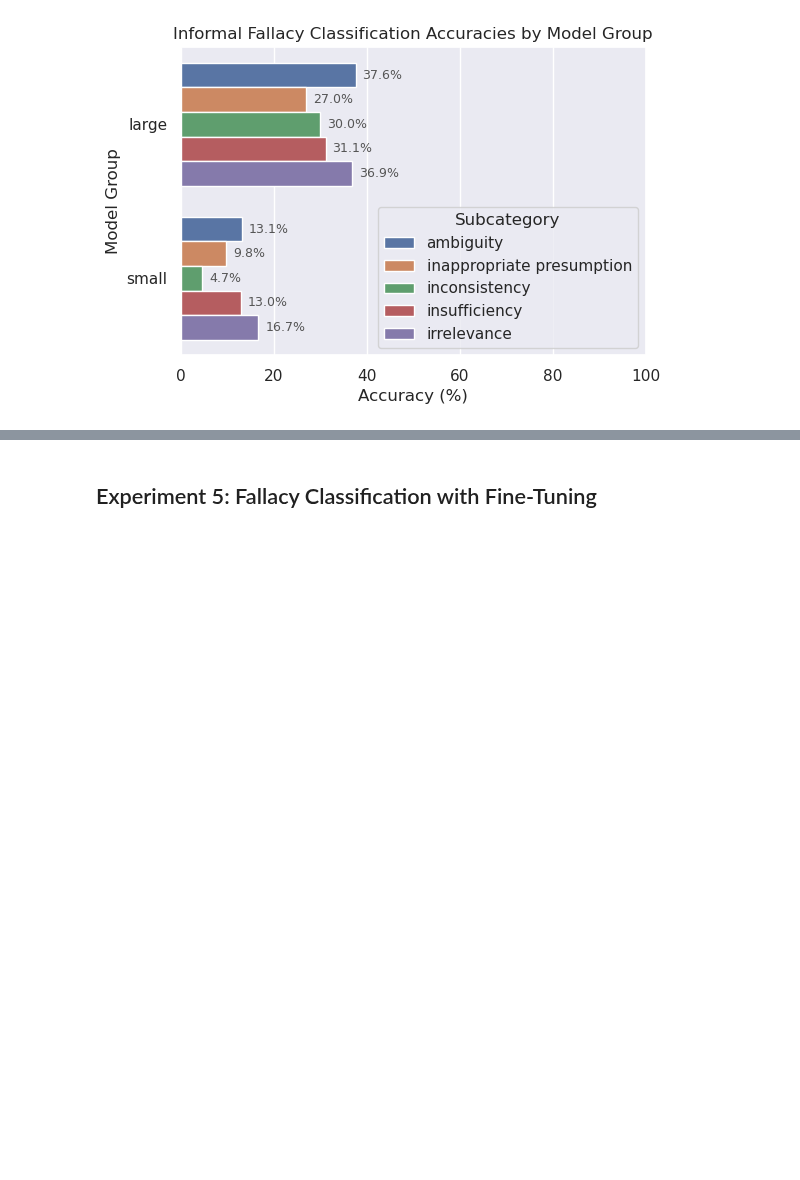
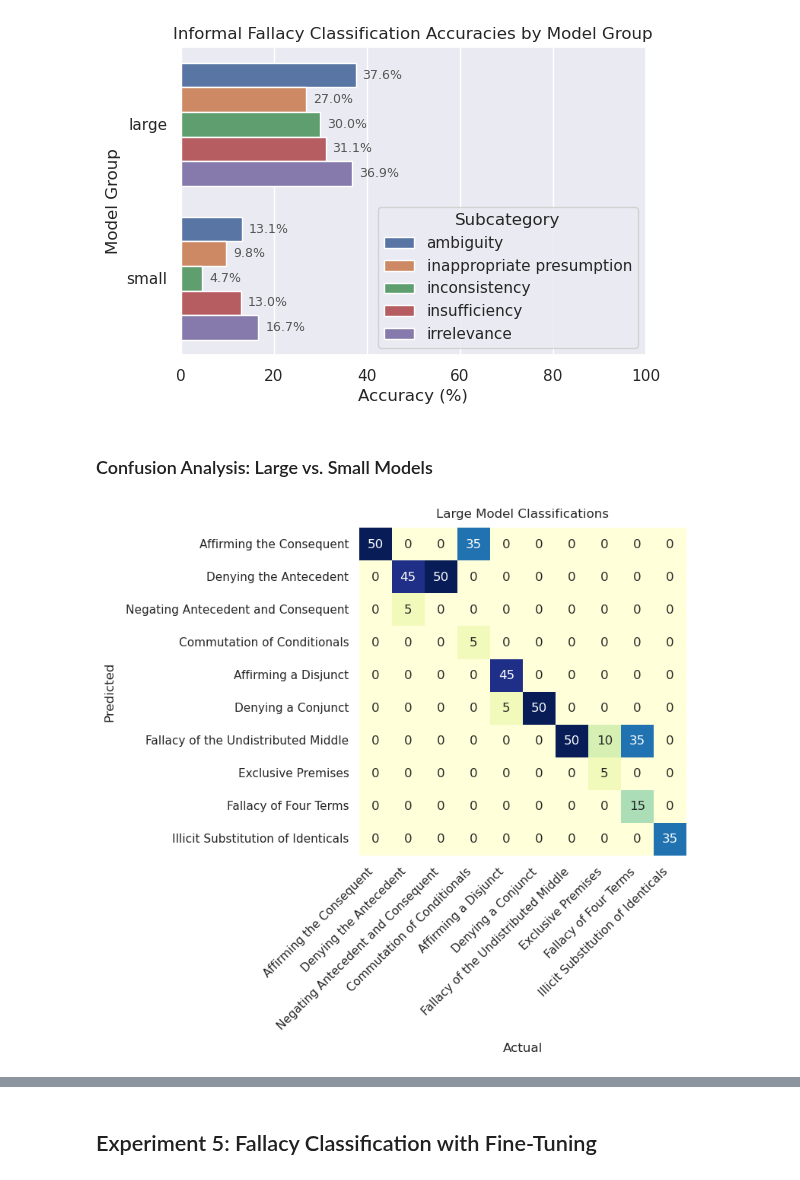
Before and after one commit to aimfeld/fallacy-detection, a Jupyter notebook: fallacy-classification.ipynb, the cells around one changed output, grey strips where cells are left out. Saved outputs shown, nothing was run; the diff lists cells and outputs as text; code cells hidden in the pictures; blank space fills up the shorter version.

Commit message:
categorical variables, confusion matrix

```diff
--- a/fallacy-classification.ipynb
+++ b/fallacy-classification.ipynb
@@ -286,3 +288,21 @@ plot_accuracies(
 )
 # %% [output]
 [figure]
+# %% [markdown]
+### Confusion Analysis: Large vs. Small Models
+# %%
+df_confusion_e4 = get_confusion_matrix(df_fallacies_e4)
+# %%
+df_confusion_group_e4 = df_confusion_e4.groupby(['llm_group', 'fallacy'], observed=True).sum()
+# df_confusion_gpt_4o = df_confusion_e4.loc[LLM.GPT_4O.key]
+# %%
+df_confusion_large_e4 = df_confusion_group_e4.loc[LLMGroup.LARGE.value]
+df_confusion_small_e4 = df_confusion_group_e4.loc[LLMGroup.SMALL.value]
+# %%
+plot_classification_confusion_matrix(
+    df_confusion_large_e4.iloc[:10, :10],
+    title='Large Model Classifications',
+    figsize=(8, 8),
+)
+# %% [output]
+[figure, added]
```
Also changed, not shown: parts of 16 cells of this notebook, 5 other files.
